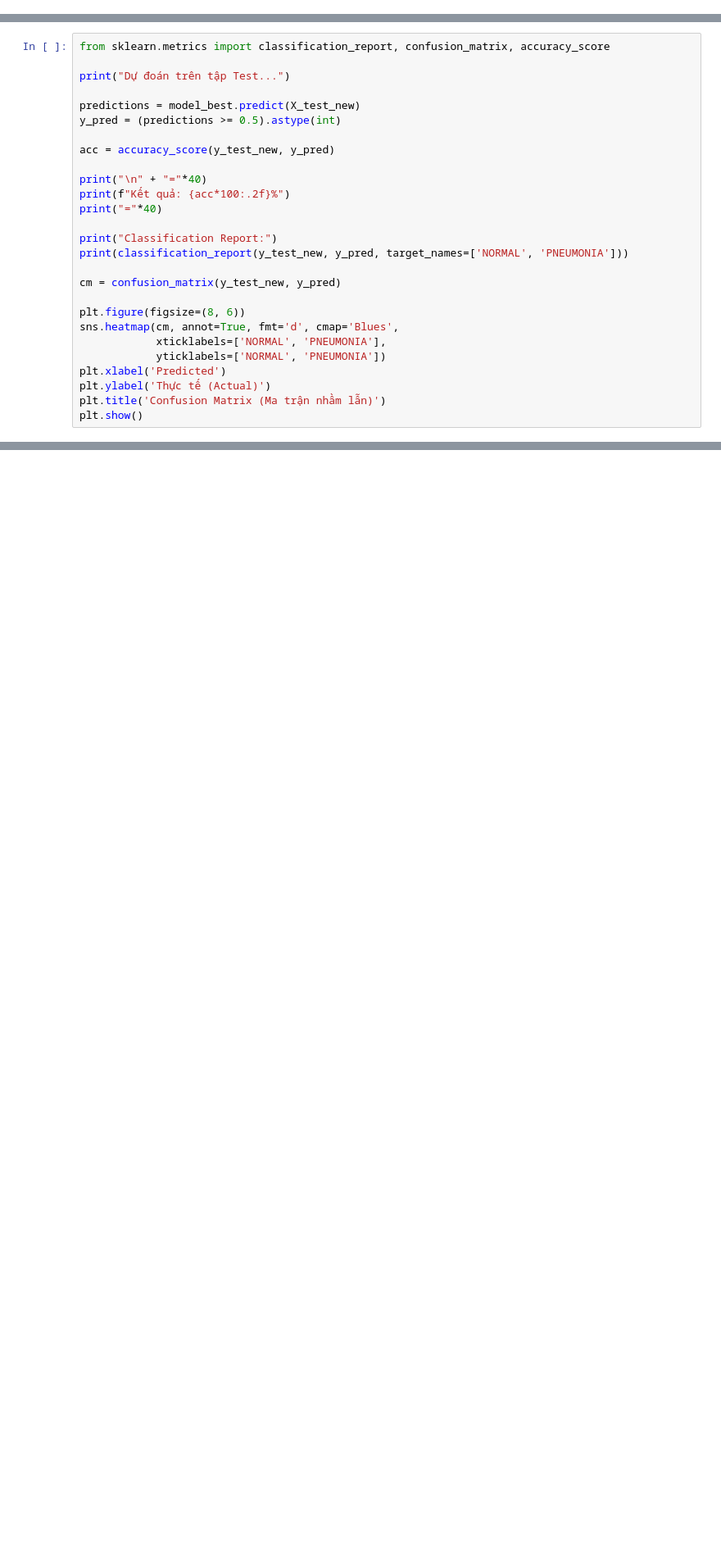
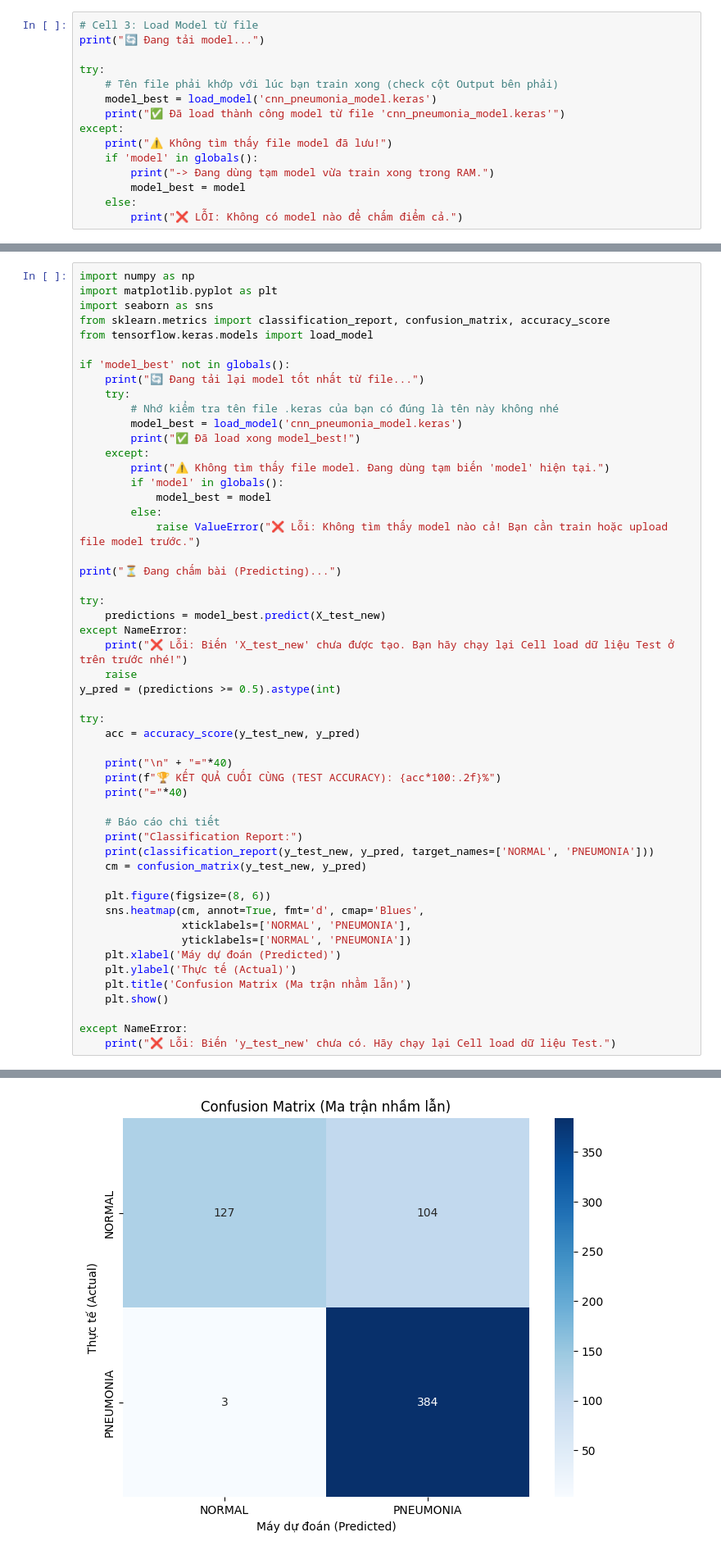
Before and after one commit to nguyendinhtanloc-Org/DigitalImageProcessingProject, a Jupyter notebook: notebooks/CNN.ipynb, the cells around one changed output, grey strips where cells are left out. Shown at 82% size. Drawn from its saved outputs; the diff is of its cells as text; blank space fills up the shorter version.

Commit message:
cập nhật file notebook CNN  mới đưa ra giá trị trên tập test sau khi train, đánh giá mức độ recall của NORMAL đang thấp ( dễ bị false positive , cần tăng cường dữ liệu )

```diff
--- a/notebooks/CNN.ipynb
+++ b/notebooks/CNN.ipynb
@@ -96,0 +284,15 @@ print(f"📊 Val set:   {X_val.shape}")
+# %%
+# Cell 3: Load Model từ file
+print("🔄 Đang tải model...")
+
+try:
+    # Tên file phải khớp với lúc bạn train xong (check cột Output bên phải)
+    model_best = load_model('cnn_pneumonia_model.keras')
+    print("✅ Đã load thành công model từ file 'cnn_pneumonia_model.keras'")
+except:
+    print("⚠️ Không tìm thấy file model đã lưu!")
+    if 'model' in globals():
+        print("-> Đang dùng tạm model vừa train xong trong RAM.")
+        model_best = model
+    else:
+        print("❌ LỖI: Không có model nào để chấm điểm cả.")
@@ -97,27 +302,53 @@ print(f"📊 Val set:   {X_val.shape}")
 # %%
+import numpy as np
+import matplotlib.pyplot as plt
+import seaborn as sns
 from sklearn.metrics import classification_report, confusion_matrix, accuracy_score
+from tensorflow.keras.models import load_model
 
-print("Dự đoán trên tập Test...")
+if 'model_best' not in globals():
+    print("🔄 Đang tải lại model tốt nhất từ file...")
+    try:
+        # Nhớ kiểm tra tên file .keras của bạn có đúng là tên này không nhé
+        model_best = load_model('cnn_pneumonia_model.keras')
+        print("✅ Đã load xong model_best!")
+    except:
+        print("⚠️ Không tìm thấy file model. Đang dùng tạm biến 'model' hiện tại.")
+        if 'model' in globals():
+            model_best = model
+        else:
+            raise ValueError("❌ Lỗi: Không tìm thấy model nào cả! Bạn cần train hoặc upload file model trước.")
 
-predictions = model_best.predict(X_test_new)
+print("⏳ Đang chấm bài (Predicting)...")
+
+try:
+    predictions = model_best.predict(X_test_new)
+except NameError:
+    print("❌ Lỗi: Biến 'X_test_new' chưa được tạo. Bạn hãy chạy lại Cell load dữ liệu Test ở trên trước nhé!")
+    raise
 y_pred = (predictions >= 0.5).astype(int)
 
-acc = accuracy_score(y_test_new, y_pred)
+try:
+    acc = accuracy_score(y_test_new, y_pred)
 
-print("\n" + "="*40)
-print(f"Kết quả: {acc*100:.2f}%")
-print("="*40)
+    print("\n" + "="*40)
+    print(f"🏆 KẾT QUẢ CUỐI CÙNG (TEST ACCURACY): {acc*100:.2f}%")
+    print("="*40)
 
-print("Classification Report:")
-print(classification_report(y_test_new, y_pred, target_names=['NORMAL', 'PNEUMONIA']))
+    # Báo cáo chi tiết
+    print("Classification Report:")
+    print(classification_report(y_test_new, y_pred, target_names=['NORMAL', 'PNEUMONIA']))
+    cm = confusion_matrix(y_test_new, y_pred)
 
-cm = confusion_matrix(y_test_new, y_pred)
+    plt.figure(figsize=(8, 6))
+    sns.heatmap(cm, annot=True, fmt='d', cmap='Blues',
+                xticklabels=['NORMAL', 'PNEUMONIA'],
+                yticklabels=['NORMAL', 'PNEUMONIA'])
+    plt.xlabel('Máy dự đoán (Predicted)')
+    plt.ylabel('Thực tế (Actual)')
+    plt.title('Confusion Matrix (Ma trận nhầm lẫn)')
+    plt.show()
 
-plt.figure(figsize=(8, 6))
-sns.heatmap(cm, annot=True, fmt='d', cmap='Blues',
-            xticklabels=['NORMAL', 'PNEUMONIA'],
-            yticklabels=['NORMAL', 'PNEUMONIA'])
-plt.xlabel('Predicted')
-plt.ylabel('Thực tế (Actual)')
-plt.title('Confusion Matrix (Ma trận nhầm lẫn)')
-plt.show()
+except NameError:
+    print("❌ Lỗi: Biến 'y_test_new' chưa có. Hãy chạy lại Cell load dữ liệu Test.")
+# %% [output]
@@ -123,0 +370 @@ plt.show()
+[figure, added]
```
Also changed, not shown: parts of 15 cells of this notebook.
